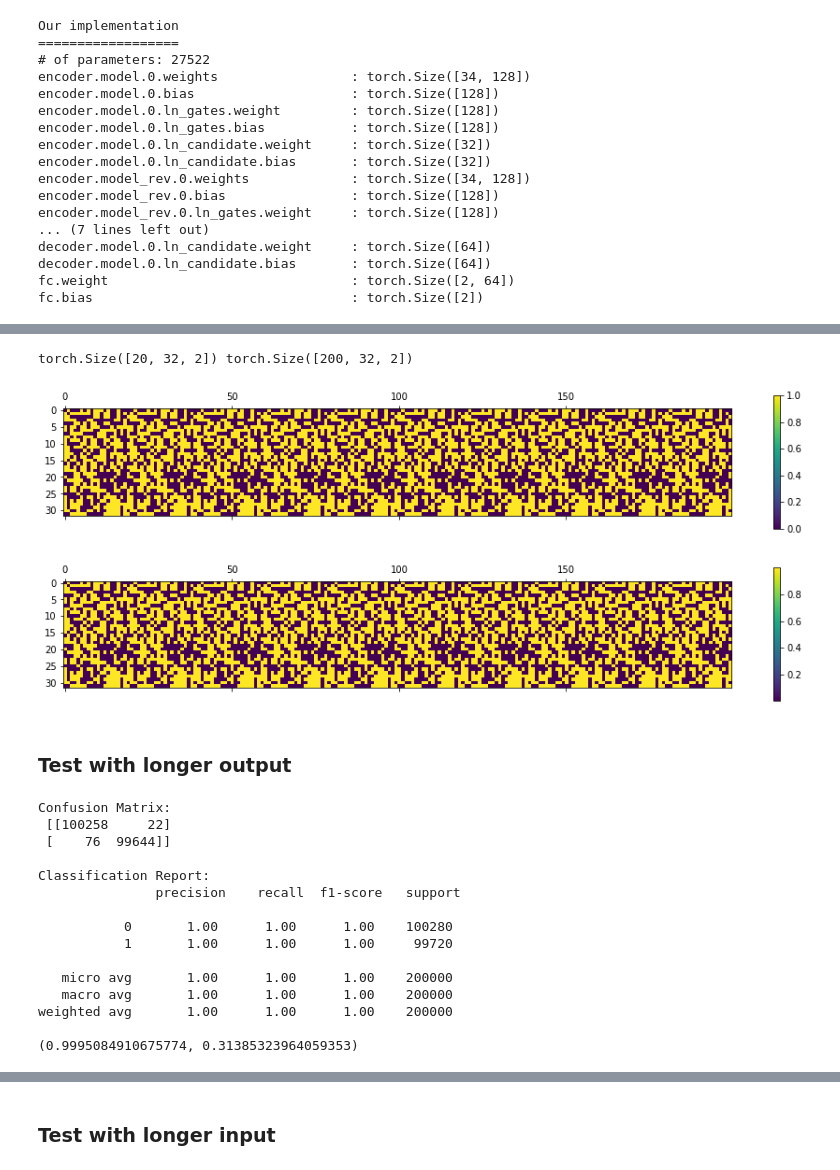
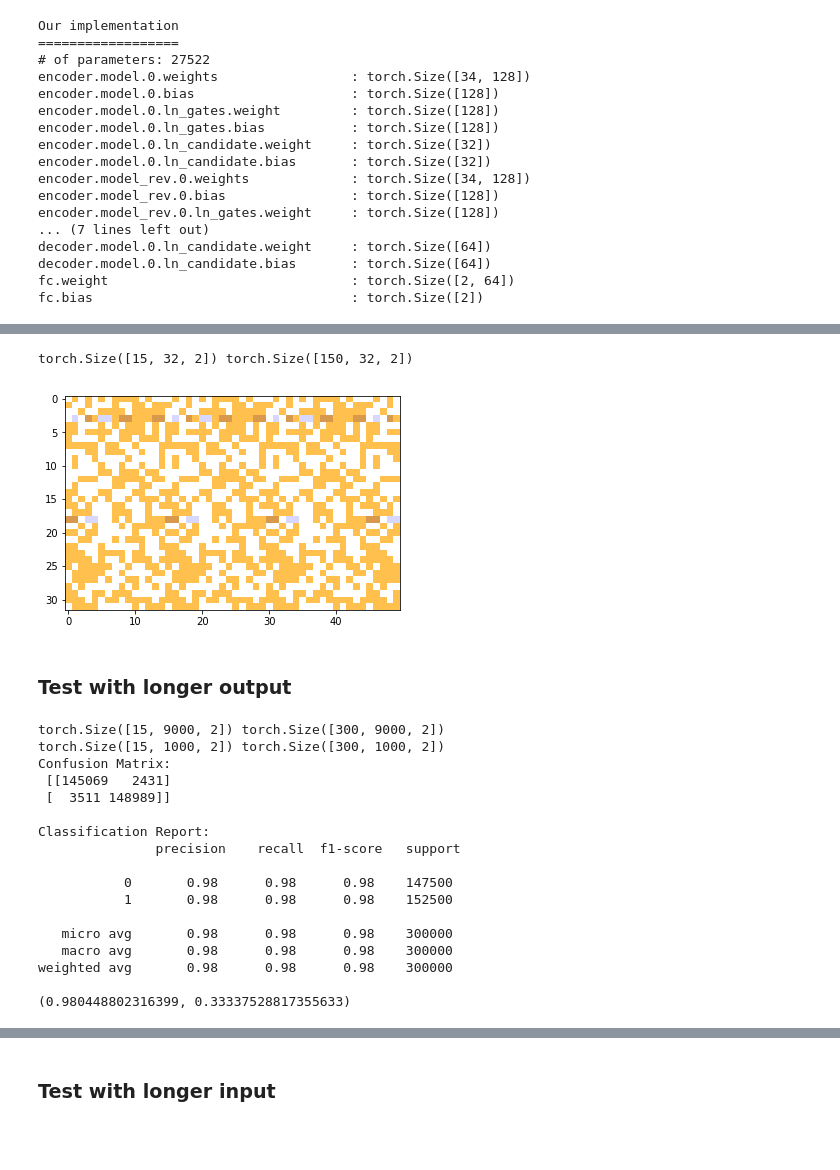
Before and after one commit to Neeratyoy/SequenceModelling, a Jupyter notebook: src/Seq2Seq-different.ipynb, the cells around one changed output, grey strips where cells are left out. Drawn from its saved outputs; the diff is of its cells as text; code cells hidden in the pictures; blank space fills up the shorter version.

```diff
--- a/src/Seq2Seq-different.ipynb
+++ b/src/Seq2Seq-different.ipynb
@@ -137,25 +151,35 @@ for x, y in test_loader:
 print(x.shape, y.shape)
 h = torch.zeros(2 * layers, x.shape[1], our.hidden_dim).to(device)
 c = torch.zeros(2 * layers, x.shape[1], our.hidden_dim).to(device)
-o = our(x, y, h, c)
+o = our(x, y, h, c, 0)
 # %% [output]
-torch.Size([20, 32, 2]) torch.Size([200, 32, 2])
+torch.Size([15, 32, 2]) torch.Size([150, 32, 2])
-# %%
-plt.matshow(torch.transpose(torch.argmax(y,2), 1, 0).detach().cpu().numpy())
-plt.colorbar();
-plt.matshow(torch.transpose(o[:,:,1], 1, 0).detach().cpu().numpy())
-plt.colorbar();
-
-# plt.matshow(np.bitwise_xor(torch.transpose(torch.argmax(y[:60],2), 1, 0).detach().cpu().long().numpy(), torch.transpose(o[:60,:,1], 1, 0).detach().cpu().long().numpy()))
-# %% [output]
-[figure, removed]
-[figure, removed]
+# %%
+z1 = torch.transpose(torch.argmax(y[-50:],2), 1, 0).detach().cpu().long().numpy()
+z2 = torch.transpose(o[-50:,:,1], 1, 0).detach().cpu().numpy()
+z2 = np.round(z2).astype(int)
+# print(z1[0,:10])
+# print(z2[0,:10])
+# print(np.bitwise_xor(z1[0, :10], z2[0, :10]))
+
+from matplotlib.colors import ListedColormap
+# plt.matshow(np.bitwise_xor(z1, z2), cmap=cmap)
+cmap1 = ListedColormap(['w', 'blue'])
+img1 = plt.imshow(np.bitwise_xor(z1, z2), cmap=cmap1, alpha=0.5)
+cmap2 = ListedColormap(['w', 'orange'])
+img2 = plt.imshow(z1, cmap=cmap2, alpha=0.7)
+plt.tick_params(labelsize=0, left=False, bottom=False)
+plt.savefig(os.path.join(out_dir, 'test.png'), transparent = True,
+            bbox_inches = 'tight', pad_inches = 0, dpi=300)
+plt.show()
+# %% [output]
+[figure, added]
 # %% [markdown]
 ### Test with longer output
 # %%
 long_output_train_loader, \
 long_output_test_loader, \
-long_output_val_loader = create_ncopy_task(sequence_length=20,
+long_output_val_loader = create_ncopy_task(sequence_length=15,
                                            n_copy=20,
                                            batch_size=batch_size,
                                            train_test_ratio=0.9,
@@ -172,20 +196,22 @@ for x, y in long_output_test_loader:
 
 h = torch.zeros(2 * layers, x.shape[1], our.hidden_dim).to(device)
 c = torch.zeros(2 * layers, x.shape[1], our.hidden_dim).to(device)
-o = our(x, y, h, c)
+o = our(x, y, h, c, 0)
 # %% [output]
+torch.Size([15, 9000, 2]) torch.Size([300, 9000, 2])
+torch.Size([15, 1000, 2]) torch.Size([300, 1000, 2])
 Confusion Matrix:
- [[100258     22]
- [    76  99644]]
+ [[145069   2431]
+ [  3511 148989]]
 
 Classification Report:
                precision    recall  f1-score   support
 
-           0       1.00      1.00      1.00    100280
-           1       1.00      1.00      1.00     99720
+           0       0.98      0.98      0.98    147500
+           1       0.98      0.98      0.98    152500
 
-   micro avg       1.00      1.00      1.00    200000
-   macro avg       1.00      1.00      1.00    200000
-weighted avg       1.00      1.00      1.00    200000
+   micro avg       0.98      0.98      0.98    300000
+   macro avg       0.98      0.98      0.98    300000
+weighted avg       0.98      0.98      0.98    300000
 
-(0.9995084910675774, 0.31385323964059353)
+(0.980448802316399, 0.33337528817355633)
```
Also changed, not shown: parts of 32 cells of this notebook, 3 other files.
